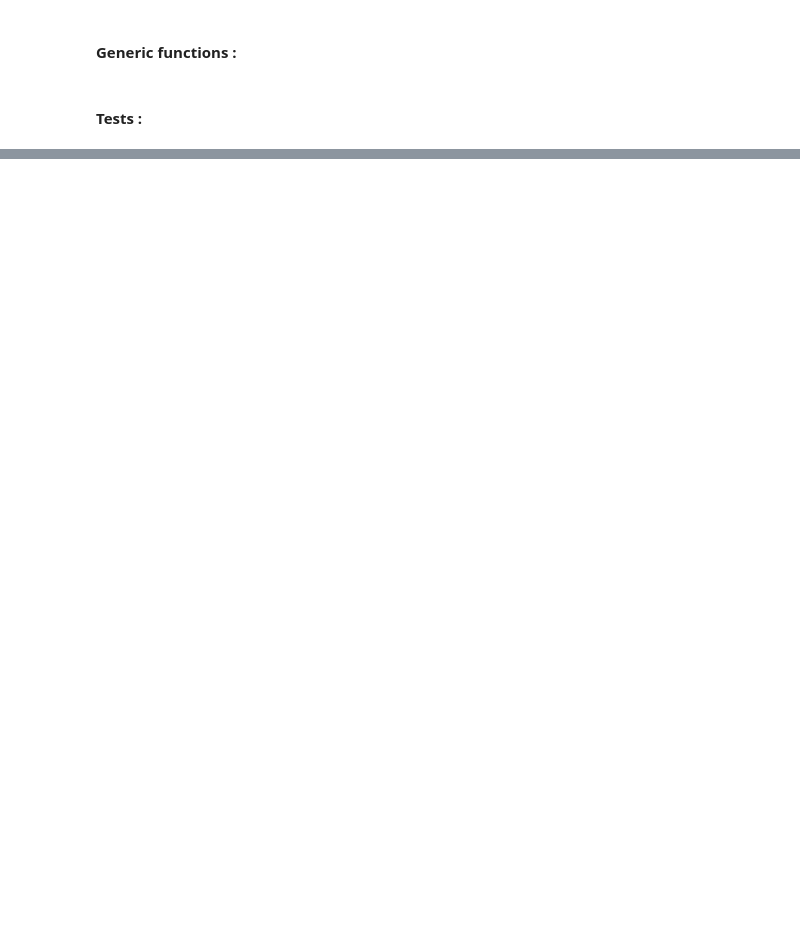
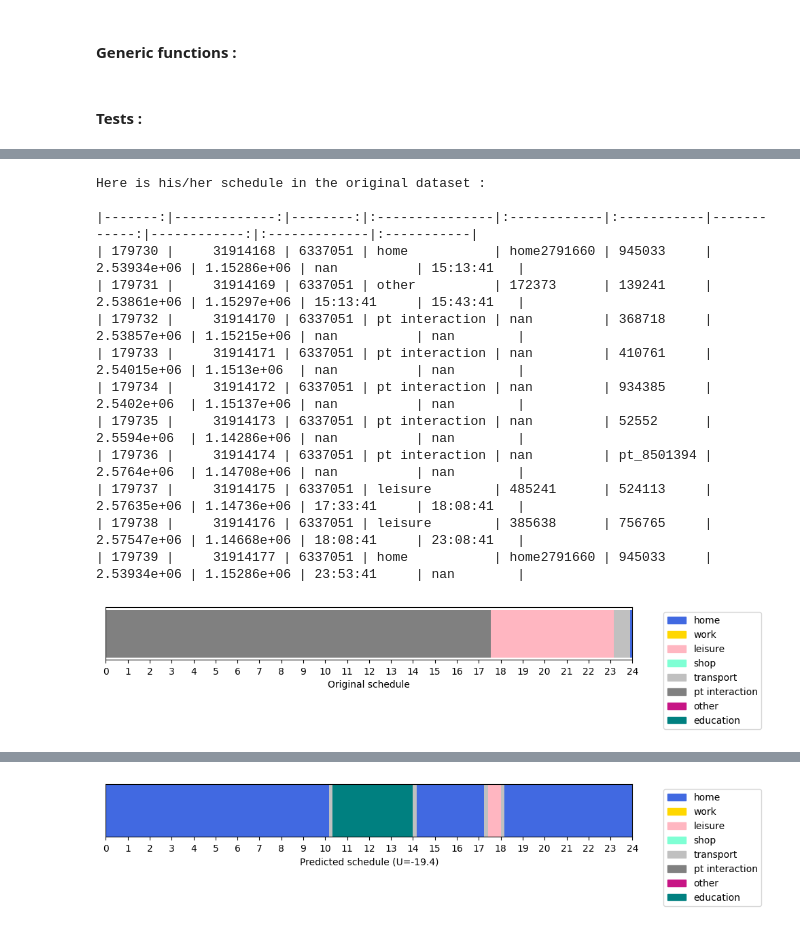
Before and after one commit to phellich/scheduling, a Jupyter notebook: postprocessing.ipynb, the cells around one changed output, grey strips where cells are left out. Saved outputs shown, nothing was run; the diff lists cells and outputs as text; code cells hidden in the pictures; blank space fills up the shorter version.

```diff
--- a/postprocessing.ipynb
+++ b/postprocessing.ipynb
@@ -266,0 +281,21 @@ Here is his/her schedule with our planning algorythm :
+# %%
+# 7019567
+# 6641041
+# 6492562
+# 6337051
+compare_individual_schedules(activity_vaud, schedule_postprocessed, 6337051, table=True, plot=True)
+# %% [output]
+Here is his/her schedule in the original dataset :
+
+|-------:|-------------:|--------:|:---------------|:------------|:-----------|------------:|------------:|:-------------|:-----------|
+| 179730 |     31914168 | 6337051 | home           | home2791660 | 945033     | 2.53934e+06 | 1.15286e+06 | nan          | 15:13:41   |
+| 179731 |     31914169 | 6337051 | other          | 172373      | 139241     | 2.53861e+06 | 1.15297e+06 | 15:13:41     | 15:43:41   |
+| 179732 |     31914170 | 6337051 | pt interaction | nan         | 368718     | 2.53857e+06 | 1.15215e+06 | nan          | nan        |
+| 179733 |     31914171 | 6337051 | pt interaction | nan         | 410761     | 2.54015e+06 | 1.1513e+06  | nan          | nan        |
+| 179734 |     31914172 | 6337051 | pt interaction | nan         | 934385     | 2.5402e+06  | 1.15137e+06 | nan          | nan        |
+| 179735 |     31914173 | 6337051 | pt interaction | nan         | 52552      | 2.5594e+06  | 1.14286e+06 | nan          | nan        |
+| 179736 |     31914174 | 6337051 | pt interaction | nan         | pt_8501394 | 2.5764e+06  | 1.14708e+06 | nan          | nan        |
+| 179737 |     31914175 | 6337051 | leisure        | 485241      | 524113     | 2.57635e+06 | 1.14736e+06 | 17:33:41     | 18:08:41   |
+| 179738 |     31914176 | 6337051 | leisure        | 385638      | 756765     | 2.57547e+06 | 1.14668e+06 | 18:08:41     | 23:08:41   |
+| 179739 |     31914177 | 6337051 | home           | home2791660 | 945033     | 2.53934e+06 | 1.15286e+06 | 23:53:41     | nan        |
+[figure, added]
@@ -266,0 +313 @@ Here is his/her schedule with our planning algorythm :
+[figure, added]
```
Also changed, not shown: parts of 15 cells of this notebook, 4 other files.
